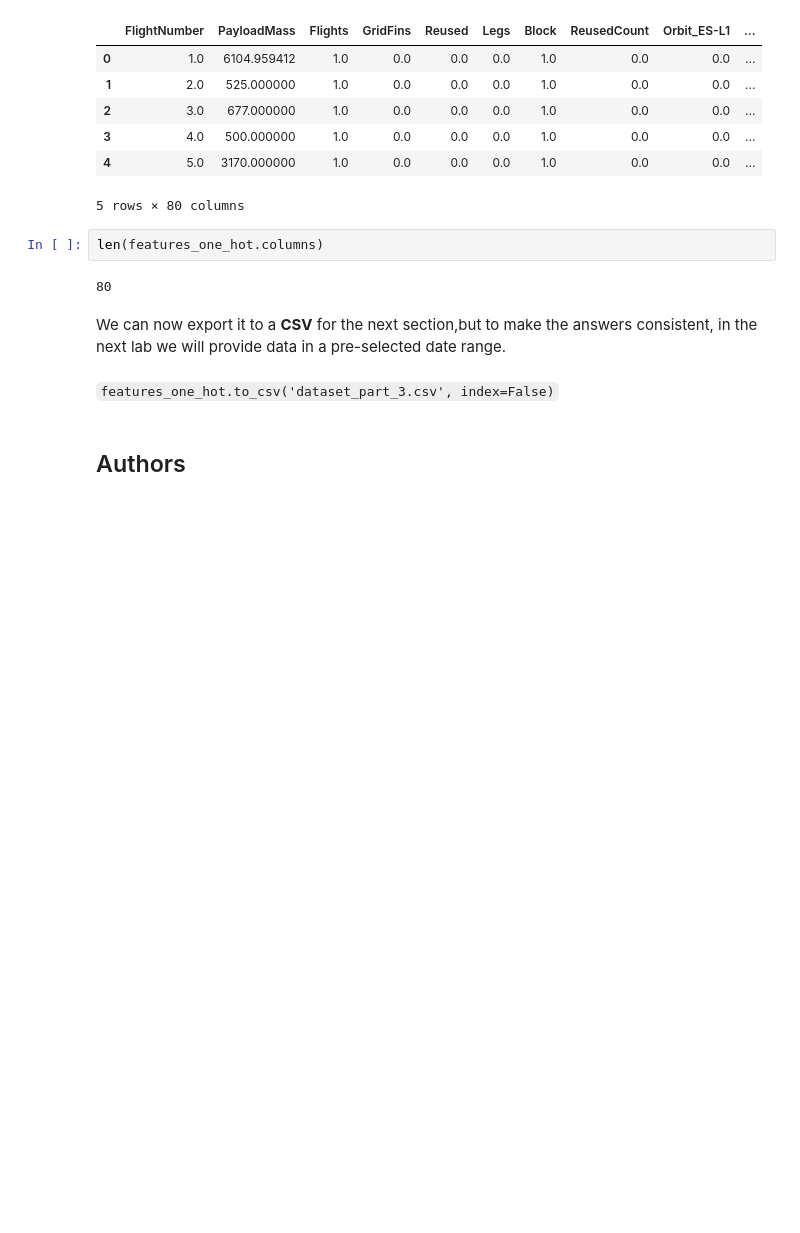
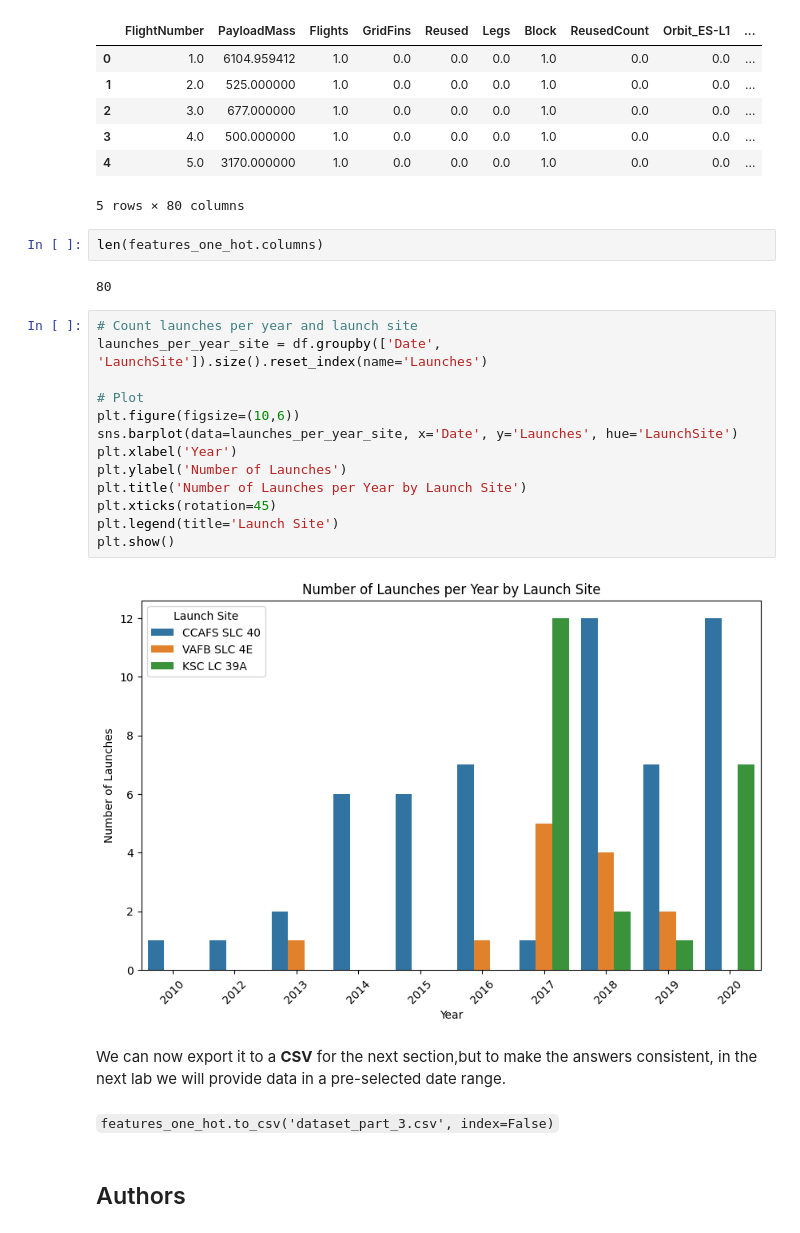
Before and after one commit to taicoding/ibm-applied-ds-capstone, a Jupyter notebook: 02_module/edadataviz.ipynb, the cells around one changed output. Saved outputs shown, nothing was run; the diff lists cells and outputs as text; blank space fills up the shorter version.

```diff
--- a/02_module/edadataviz.ipynb
+++ b/02_module/edadataviz.ipynb
@@ -251,6 +252,21 @@ features_one_hot.head()
 len(features_one_hot.columns)
 # %% [output]
 80
+# %%
+# Count launches per year and launch site
+launches_per_year_site = df.groupby(['Date', 'LaunchSite']).size().reset_index(name='Launches')
+
+# Plot
+plt.figure(figsize=(10,6))
+sns.barplot(data=launches_per_year_site, x='Date', y='Launches', hue='LaunchSite')
+plt.xlabel('Year')
+plt.ylabel('Number of Launches')
+plt.title('Number of Launches per Year by Launch Site')
+plt.xticks(rotation=45)
+plt.legend(title='Launch Site')
+plt.show()
+# %% [output]
+[figure, added]
 # %% [markdown]
 We can now export it to a <b>CSV</b> for the next section,but to make the answers consistent, in the next lab we will provide data in a pre-selected date range.
 # %% [markdown]
```
Also changed, not shown: parts of 10 cells of this notebook, 1 other file.
